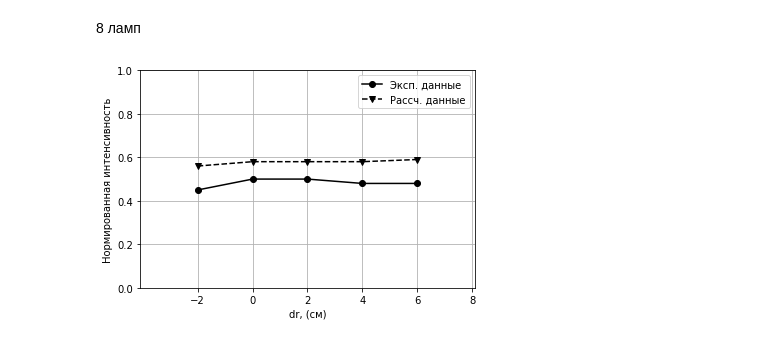
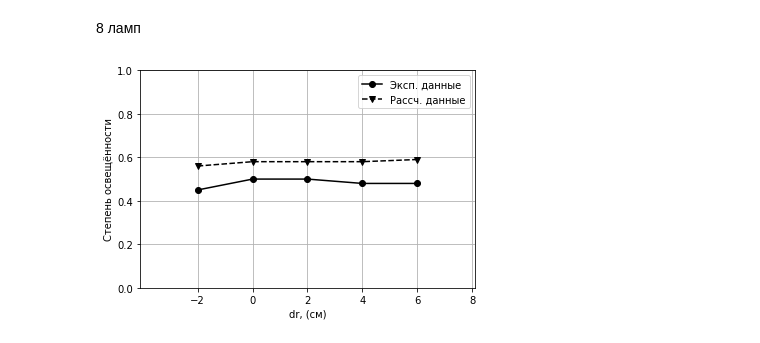
Before and after one commit to AnanasiDiod/Diploma, a Jupyter notebook: UV_field_calc/graph_plot.ipynb, the cells around one changed output. Cells and saved outputs as stored; diff of their text form; code cells hidden in the pictures.

```diff
--- a/UV_field_calc/graph_plot.ipynb
+++ b/UV_field_calc/graph_plot.ipynb
@@ -90,20 +90,20 @@ plt.show()
 # %%
 lamps_8_full = {'exp': [0.45, 0.50, 0.50, 0.48, 0.48], 'calc': [0.56, 0.58, 0.58, 0.58, 0.59]}
 x = [-2, 0, 2, 4, 6]
 
 fig, ax = plt.subplots()
 # ax.errorbar(x, lamps_3_full['exp'], 0.05, 0.1, color = '000')
 ax.plot(x, lamps_8_full['exp'], color = '000', marker = 'o', label='Эксп. данные')
 ax.plot(x, lamps_8_full['calc'], color = '000', linestyle='--', marker = 'v', label='Рассч. данные')
 ax.set_xticks([-2,0,2,4,6,8])
 ax.set_yticks([0,0.2,0.4,0.6,0.8,1])
 ax.set_xlim(-4.1,8.1)
 ax.set_ylim(0,1)
 ax.set_xlabel('dr, (см)')
-ax.set_ylabel('Нормированная интенсивность')
+ax.set_ylabel('Степень освещённости')
 ax.legend()
 ax.grid(True)
 
 plt.show()
 # %% [output]
-[figure, old version]
+[figure, new version]
```
Also changed, not shown: parts of 3 cells of this notebook, 37 other files.
